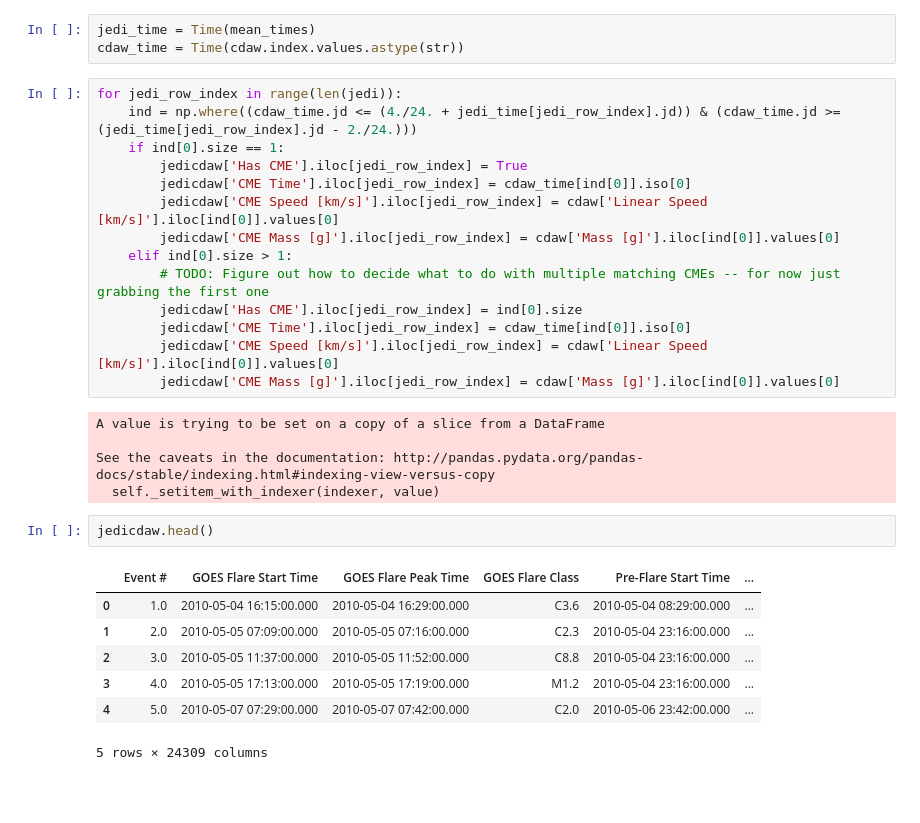
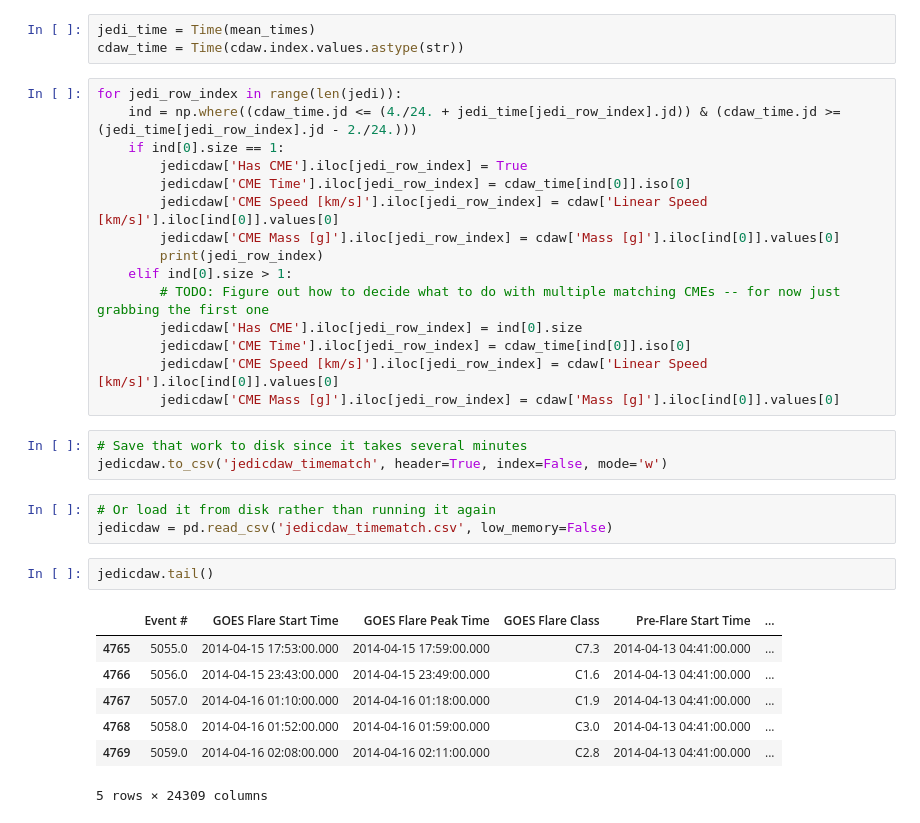
Before and after one commit to jmason86/James-s-EVE-Dimming-Index-JEDI, a Jupyter notebook: explore/explore_jedi_cdaw.ipynb, the cells around one changed output. Drawn from its saved outputs; the diff is of its cells as text; blank space fills up the shorter version.

```diff
--- a/explore/explore_jedi_cdaw.ipynb
+++ b/explore/explore_jedi_cdaw.ipynb
@@ -142,24 +195,26 @@ for jedi_row_index in range(len(jedi)):
         jedicdaw['CME Time'].iloc[jedi_row_index] = cdaw_time[ind[0]].iso[0]
         jedicdaw['CME Speed [km/s]'].iloc[jedi_row_index] = cdaw['Linear Speed [km/s]'].iloc[ind[0]].values[0]
         jedicdaw['CME Mass [g]'].iloc[jedi_row_index] = cdaw['Mass [g]'].iloc[ind[0]].values[0]
+        print(jedi_row_index)
     elif ind[0].size > 1:
         # TODO: Figure out how to decide what to do with multiple matching CMEs -- for now just grabbing the first one
         jedicdaw['Has CME'].iloc[jedi_row_index] = ind[0].size
         jedicdaw['CME Time'].iloc[jedi_row_index] = cdaw_time[ind[0]].iso[0]
         jedicdaw['CME Speed [km/s]'].iloc[jedi_row_index] = cdaw['Linear Speed [km/s]'].iloc[ind[0]].values[0]
         jedicdaw['CME Mass [g]'].iloc[jedi_row_index] = cdaw['Mass [g]'].iloc[ind[0]].values[0]
-# %% [output]
-A value is trying to be set on a copy of a slice from a DataFrame
-
-See the caveats in the documentation: http://pandas.pydata.org/pandas-docs/stable/indexing.html#indexing-view-versus-copy
-  self._setitem_with_indexer(indexer, value)
+# %%
+# Save that work to disk since it takes several minutes
+jedicdaw.to_csv('jedicdaw_timematch', header=True, index=False, mode='w')
+# %%
+# Or load it from disk rather than running it again
+jedicdaw = pd.read_csv('jedicdaw_timematch.csv', low_memory=False)
 # %%
-jedicdaw.head()
+jedicdaw.tail()
 # %% [output]
 |  | Event # | GOES Flare Start Time | GOES Flare Peak Time | GOES Flare Class | Pre-Flare Start Time | ... |
-| 0 | 1.0 | 2010-05-04 16:15:00.000 | 2010-05-04 16:29:00.000 | C3.6 | 2010-05-04 08:29:00.000 | ... |
-| 1 | 2.0 | 2010-05-05 07:09:00.000 | 2010-05-05 07:16:00.000 | C2.3 | 2010-05-04 23:16:00.000 | ... |
-| 2 | 3.0 | 2010-05-05 11:37:00.000 | 2010-05-05 11:52:00.000 | C8.8 | 2010-05-04 23:16:00.000 | ... |
-| 3 | 4.0 | 2010-05-05 17:13:00.000 | 2010-05-05 17:19:00.000 | M1.2 | 2010-05-04 23:16:00.000 | ... |
-| 4 | 5.0 | 2010-05-07 07:29:00.000 | 2010-05-07 07:42:00.000 | C2.0 | 2010-05-06 23:42:00.000 | ... |
+| 4765 | 5055.0 | 2014-04-15 17:53:00.000 | 2014-04-15 17:59:00.000 | C7.3 | 2014-04-13 04:41:00.000 | ... |
+| 4766 | 5056.0 | 2014-04-15 23:43:00.000 | 2014-04-15 23:49:00.000 | C1.6 | 2014-04-13 04:41:00.000 | ... |
+| 4767 | 5057.0 | 2014-04-16 01:10:00.000 | 2014-04-16 01:18:00.000 | C1.9 | 2014-04-13 04:41:00.000 | ... |
+| 4768 | 5058.0 | 2014-04-16 01:52:00.000 | 2014-04-16 01:59:00.000 | C3.0 | 2014-04-13 04:41:00.000 | ... |
+| 4769 | 5059.0 | 2014-04-16 02:08:00.000 | 2014-04-16 02:11:00.000 | C2.8 | 2014-04-13 04:41:00.000 | ... |
 5 rows × 24309 columns
```
Also changed, not shown: parts of 18 cells of this notebook.
